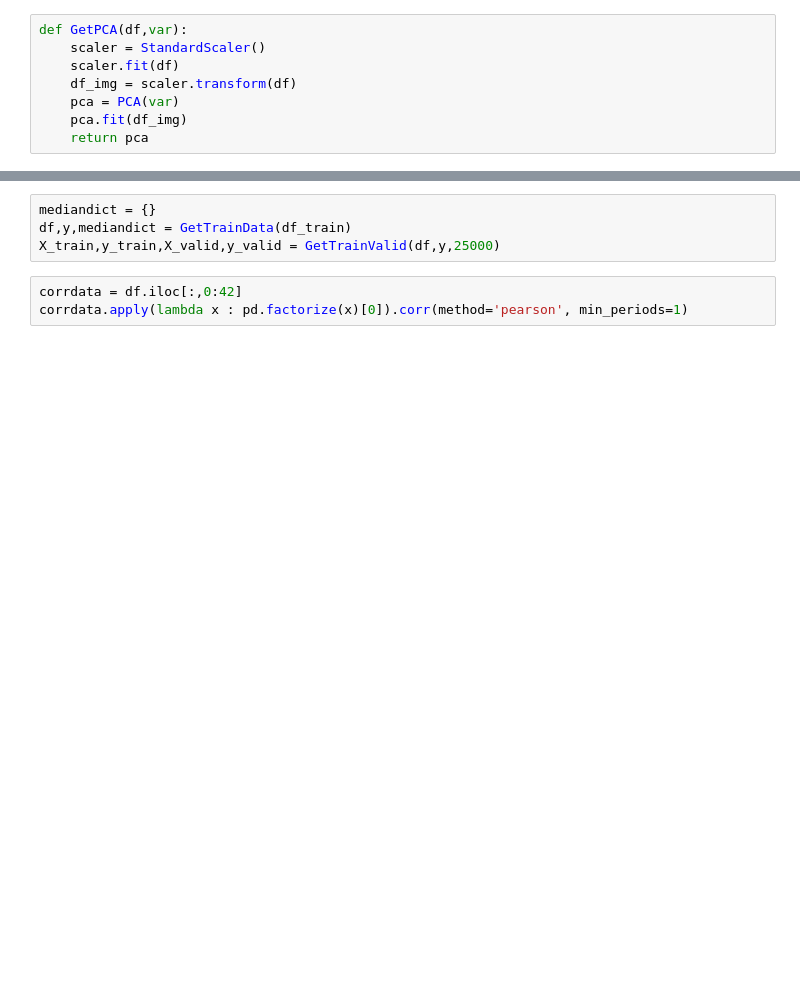
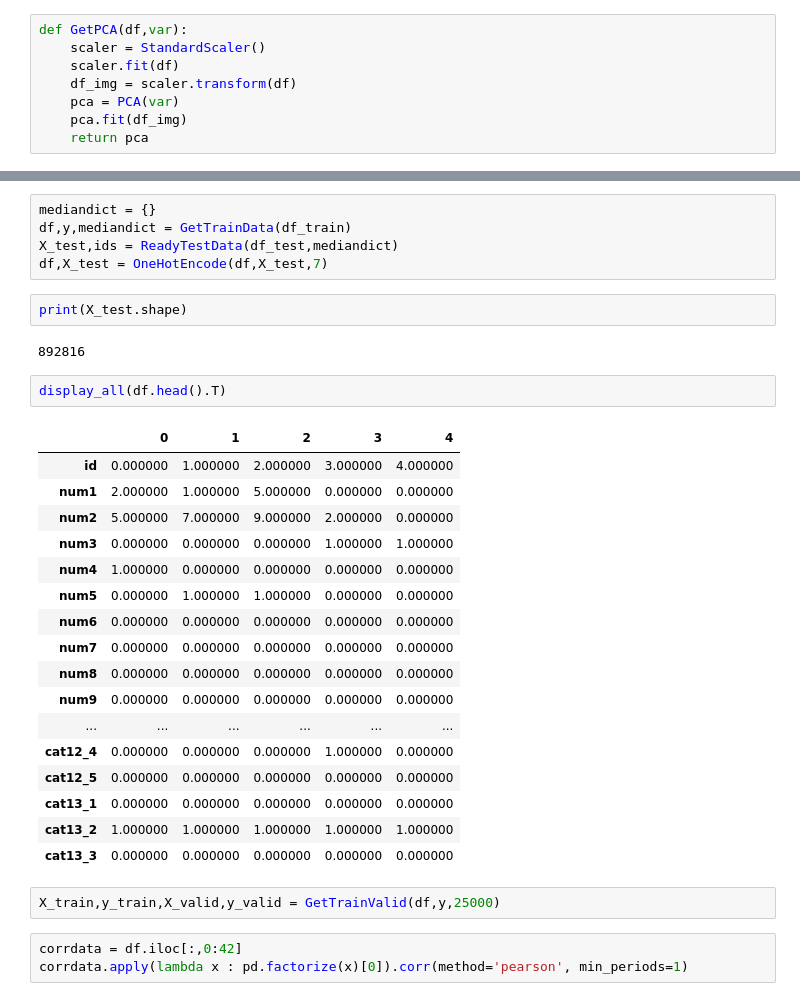
Before and after one commit to nidabp/MachineLearning, a Jupyter notebook: QuarticTest.ipynb, the cells around one changed output, grey strips where cells are left out. Saved outputs shown, nothing was run; the diff lists cells and outputs as text; blank space fills up the shorter version.

```diff
--- a/QuarticTest.ipynb
+++ b/QuarticTest.ipynb
@@ -192,6 +227,33 @@ def GetTrainValid(df,y,n_valid):
+# %%
+mediandict = {}
+df,y,mediandict = GetTrainData(df_train)
+X_test,ids = ReadyTestData(df_test,mediandict)
+df,X_test = OneHotEncode(df,X_test,7)
+# %%
+print(X_test.shape)
+# %% [output]
+892816
+# %%
+display_all(df.head().T)
+# %% [output]
+|  | 0 | 1 | 2 | 3 | 4 |
+| id | 0.000000 | 1.000000 | 2.000000 | 3.000000 | 4.000000 |
+| num1 | 2.000000 | 1.000000 | 5.000000 | 0.000000 | 0.000000 |
+| num2 | 5.000000 | 7.000000 | 9.000000 | 2.000000 | 0.000000 |
+| num3 | 0.000000 | 0.000000 | 0.000000 | 1.000000 | 1.000000 |
+| num4 | 1.000000 | 0.000000 | 0.000000 | 0.000000 | 0.000000 |
+| num5 | 0.000000 | 1.000000 | 1.000000 | 0.000000 | 0.000000 |
+| num6 | 0.000000 | 0.000000 | 0.000000 | 0.000000 | 0.000000 |
+| num7 | 0.000000 | 0.000000 | 0.000000 | 0.000000 | 0.000000 |
+| num8 | 0.000000 | 0.000000 | 0.000000 | 0.000000 | 0.000000 |
+| num9 | 0.000000 | 0.000000 | 0.000000 | 0.000000 | 0.000000 |
+| ... | ... | ... | ... | ... | ... |
+| cat12_4 | 0.000000 | 0.000000 | 0.000000 | 1.000000 | 0.000000 |
+| cat12_5 | 0.000000 | 0.000000 | 0.000000 | 0.000000 | 0.000000 |
+| cat13_1 | 0.000000 | 0.000000 | 0.000000 | 0.000000 | 0.000000 |
+| cat13_2 | 1.000000 | 1.000000 | 1.000000 | 1.000000 | 1.000000 |
+| cat13_3 | 0.000000 | 0.000000 | 0.000000 | 0.000000 | 0.000000 |
 # %%
-mediandict = {}
-df,y,mediandict = GetTrainData(df_train)
 X_train,y_train,X_valid,y_valid = GetTrainValid(df,y,25000)
 # %%
 corrdata = df.iloc[:,0:42]
```
Also changed, not shown: parts of 18 cells of this notebook, 1 other file.
